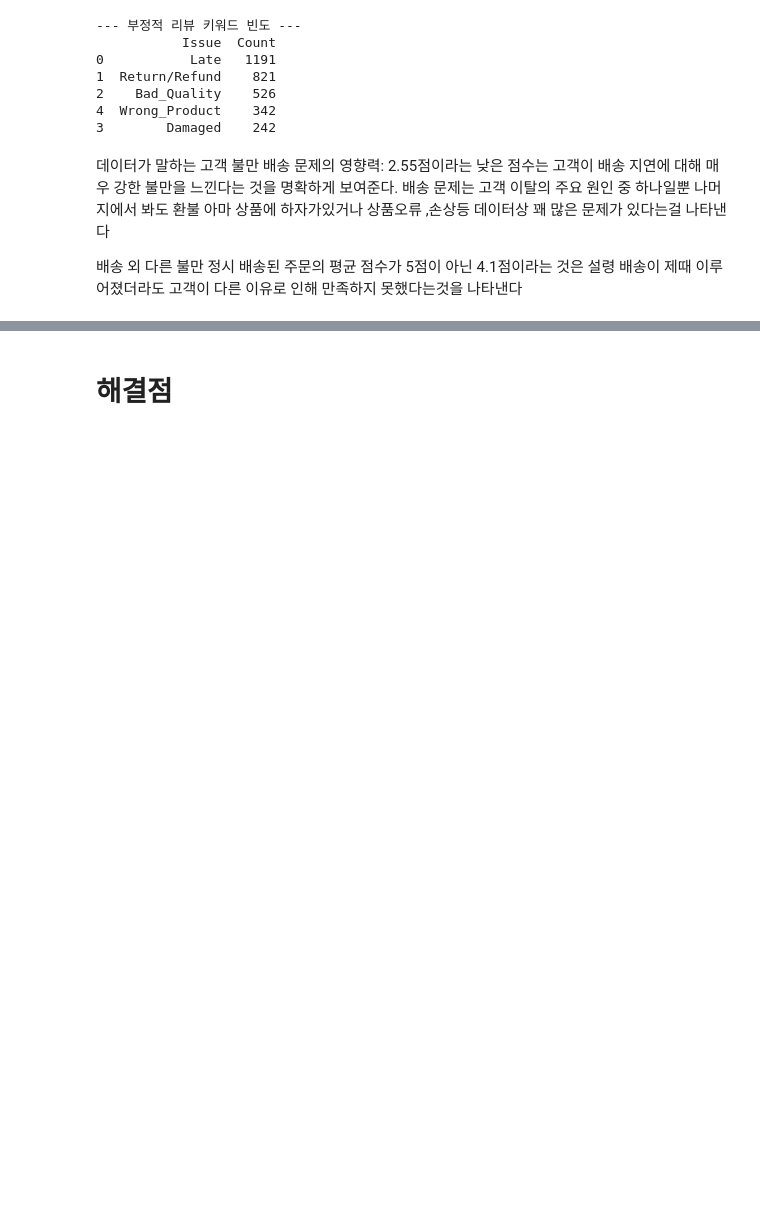
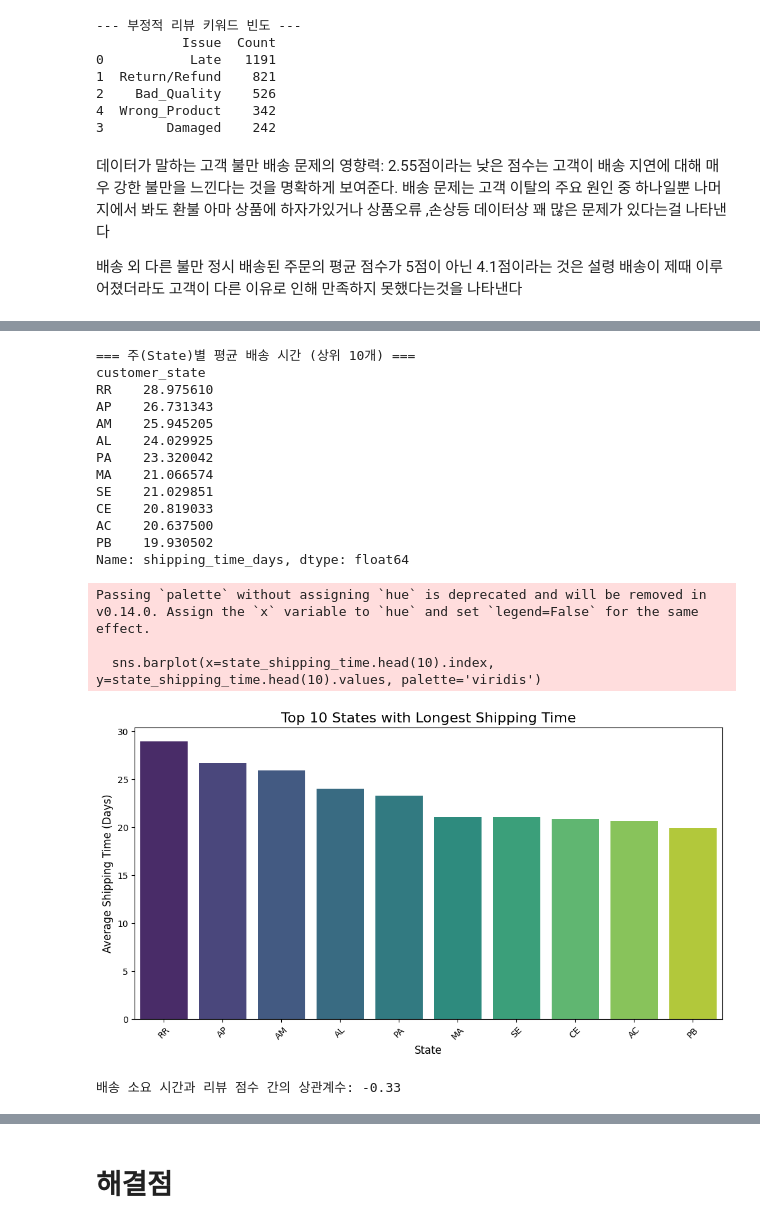
Before and after one commit to parkjihoon186/pjt-data-analysis, a Jupyter notebook: p1_RFM.ipynb, the cells around one changed output, grey strips where cells are left out. Saved outputs shown, nothing was run; the diff lists cells and outputs as text; code cells hidden in the pictures; blank space fills up the shorter version.

```diff
--- a/p1_RFM.ipynb
+++ b/p1_RFM.ipynb
@@ -1019,0 +1076,80 @@ print(keyword_df)
+# %%
+import pandas as pd
+import numpy as np
+import matplotlib.pyplot as plt
+import seaborn as sns
+
+# 데이터 로드 (파일 경로가 올바른지 확인해주세요)
+orders_df = pd.read_csv('olist_orders_dataset.csv')
+customers_df = pd.read_csv('olist_customers_dataset.csv')
+reviews_df = pd.read_csv('olist_order_reviews_dataset.csv')
+
+# --- 1. 데이터 준비: 필요한 데이터프레임 병합 ---
+# 주문, 고객, 리뷰 데이터 병합
+# order_id를 기준으로 orders_df와 reviews_df를, customer_id를 기준으로 orders_df와 customers_df를 병합합니다.
+delivery_data = pd.merge(orders_df, customers_df, on='customer_id')
+delivery_data = pd.merge(delivery_data, reviews_df, on='order_id')
+
+# 'delivered' 상태의 주문만 필터링 (완료된 주문만 분석)
+delivery_data = delivery_data[delivery_data['order_status'] == 'delivered'].copy()
+
+# 날짜 열을 datetime 타입으로 변환
+delivery_data['order_purchase_timestamp'] = pd.to_datetime(delivery_data['order_purchase_timestamp'])
+delivery_data['order_delivered_customer_date'] = pd.to_datetime(delivery_data['order_delivered_customer_date'])
+
+# --- 2. 배송 소요 시간 계산 ---
+# 주문일로부터 배송 완료일까지의 시간(일 단위) 계산
+delivery_data['shipping_time_days'] = (delivery_data['order_delivered_customer_date'] - delivery_data['order_purchase_timestamp']).dt.days
+
+# --- 3. 지역별 배송 성과 분석 ---
+# 주(State)별 평균 배송 시간 계산
+state_shipping_time = delivery_data.groupby('customer_state')['shipping_time_days'].mean().sort_values(ascending=False)
+
+print("=== 주(State)별 평균 배송 시간 (상위 10개) ===")
+print(state_shipping_time.head(10))
+
+# 시각화: 배송이 가장 느린 상위 10개 주
+plt.figure(figsize=(12, 6))
+sns.barplot(x=state_shipping_time.head(10).index, y=state_shipping_time.head(10).values, palette='viridis')
+plt.title('Top 10 States with Longest Shipping Time', fontsize=16)
+plt.xlabel('State', fontsize=12)
+plt.ylabel('Average Shipping Time (Days)', fontsize=12)
+plt.xticks(rotation=45)
+plt.show()
+
+# --- 4. 배송 지연과 리뷰 점수 분석 ---
+# 배송 시간과 리뷰 점수 간의 상관관계 분석
+correlation = delivery_data['shipping_time_days'].corr(delivery_data['review_score'])
+print(f"\n배송 소요 시간과 리뷰 점수 간의 상관계수: {correlation:.2f}")
+
+# 시각화: 배송 시간과 리뷰 점수 간의 관계 (산점도)
+plt.figure(figsize=(10, 6))
+sns.scatterplot(x='shipping_time_days', y='review_score', data=delivery_data, alpha=0.5)
+plt.title('Shipping Time vs. Review Score', fontsize=16)
+plt.xlabel('Shipping Time (Days)', fontsize=12)
+plt.ylabel('Review Score', fontsize=12)
+plt.show()
+
+# 리뷰 점수별 평균 배송 시간
+score_shipping_time = delivery_data.groupby('review_score')['shipping_time_days'].mean()
+print("\n=== 리뷰 점수별 평균 배송 시간 ===")
+print(score_shipping_time)
+# %% [output]
+=== 주(State)별 평균 배송 시간 (상위 10개) ===
+customer_state
+RR    28.975610
+AP    26.731343
+AM    25.945205
+AL    24.029925
+PA    23.320042
+MA    21.066574
+SE    21.029851
+CE    20.819033
+AC    20.637500
+PB    19.930502
+Name: shipping_time_days, dtype: float64
+Passing `palette` without assigning `hue` is deprecated and will be removed in v0.14.0. Assign the `x` variable to `hue` and set `legend=False` for the same effect.
+
+  sns.barplot(x=state_shipping_time.head(10).index, y=state_shipping_time.head(10).values, palette='viridis')
+[figure, added]
+배송 소요 시간과 리뷰 점수 간의 상관계수: -0.33
```
Also changed, not shown: parts of 10 cells of this notebook, 1 other file.
